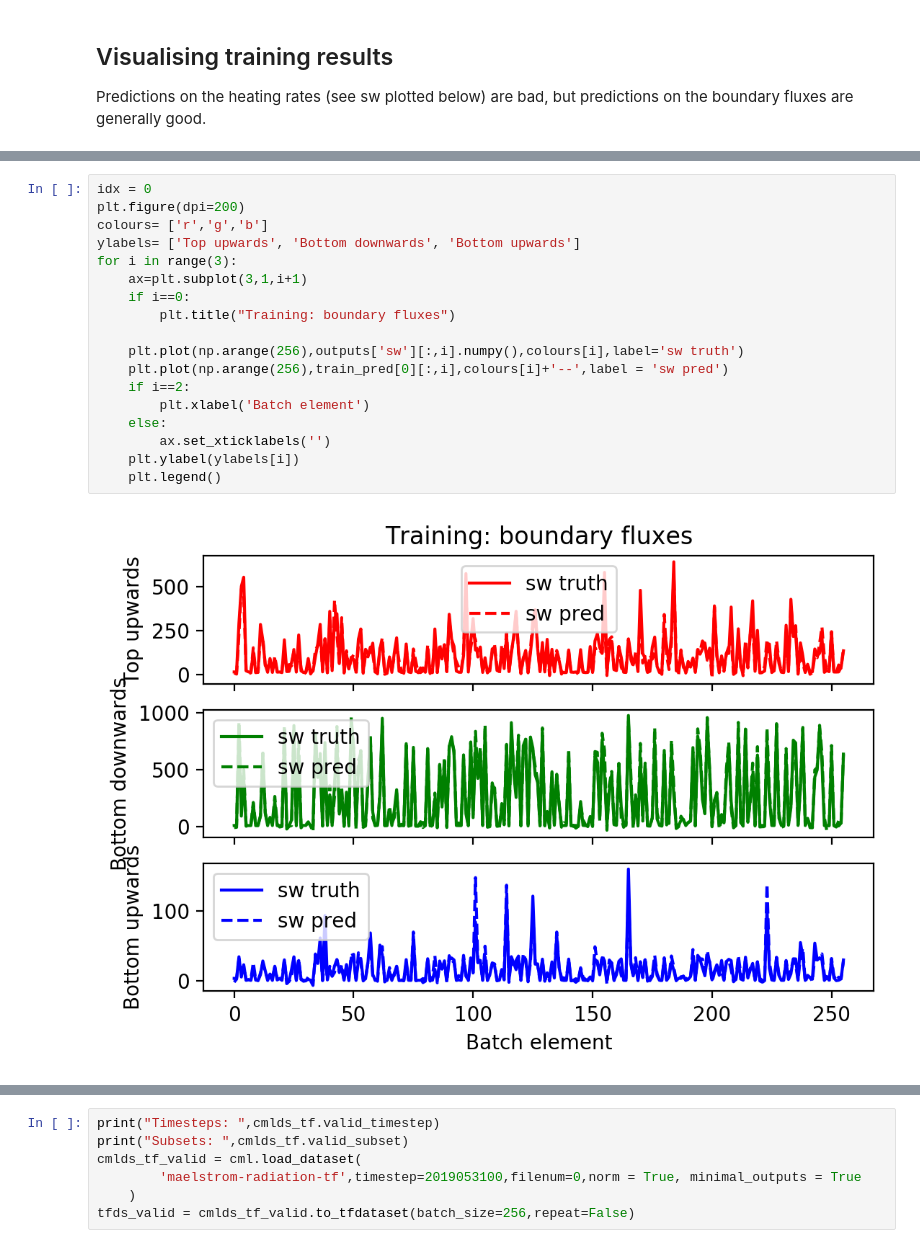
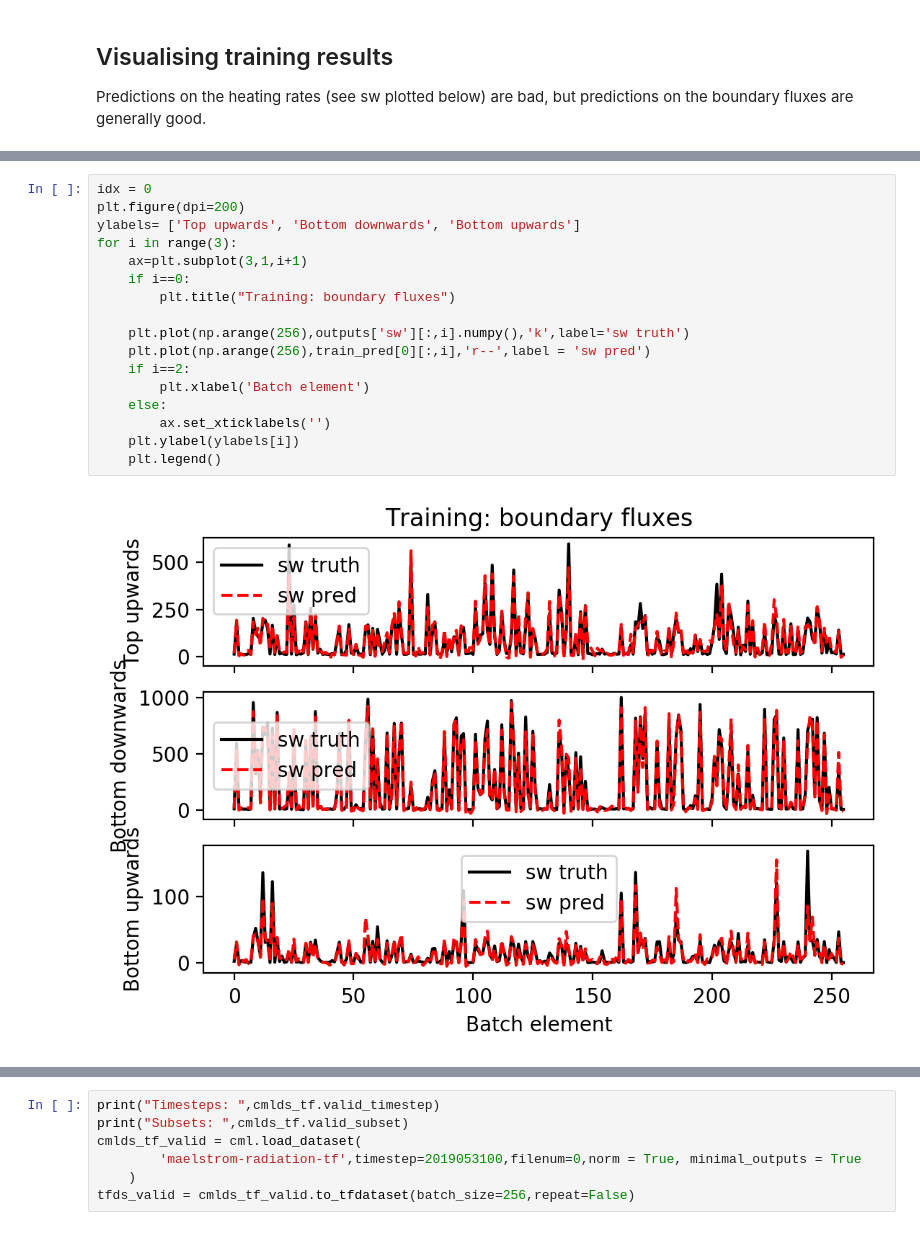
Before and after one commit to saragrau4/maelstrom-radiation, a Jupyter notebook: notebooks/demo_radiation.ipynb, the cells around one changed output, grey strips where cells are left out. Saved outputs shown, nothing was run; the diff lists cells and outputs as text.

```diff
--- a/notebooks/demo_radiation.ipynb
+++ b/notebooks/demo_radiation.ipynb
@@ -366,23 +371,22 @@ plt.legend()
 # %%
 idx = 0
 plt.figure(dpi=200)
-colours= ['r','g','b']
 ylabels= ['Top upwards', 'Bottom downwards', 'Bottom upwards']
 for i in range(3):
     ax=plt.subplot(3,1,i+1)
     if i==0:
         plt.title("Training: boundary fluxes")
 
-    plt.plot(np.arange(256),outputs['sw'][:,i].numpy(),colours[i],label='sw truth')
-    plt.plot(np.arange(256),train_pred[0][:,i],colours[i]+'--',label = 'sw pred')
+    plt.plot(np.arange(256),outputs['sw'][:,i].numpy(),'k',label='sw truth')
+    plt.plot(np.arange(256),train_pred[0][:,i],'r--',label = 'sw pred')
     if i==2:
         plt.xlabel('Batch element')
     else:
         ax.set_xticklabels('')
     plt.ylabel(ylabels[i])
     plt.legend()
 # %% [output]
-[figure, old version]
+[figure, new version]
 # %% [markdown]
 ## Validating the results
 We suggest using all of 2020 for training. As independent testing data users can similarly access data from 2019. Examining valid_timestep we see 4 timesteps corresponding to dates in 2019. For these timesteps there are a larger number of possible filenum (0-115). If you have a large amount of disk space all the filenums can be downloaded simulatenous by using
```
Also changed, not shown: parts of 10 cells of this notebook, 2 other files.
